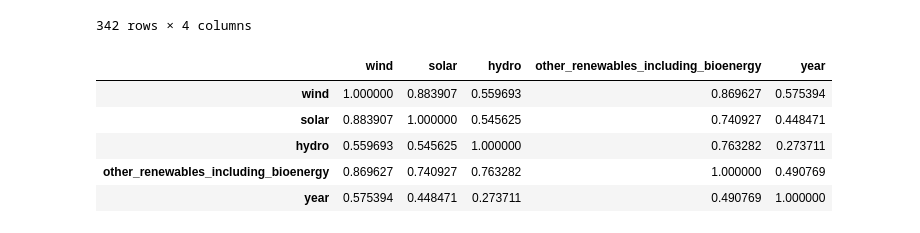
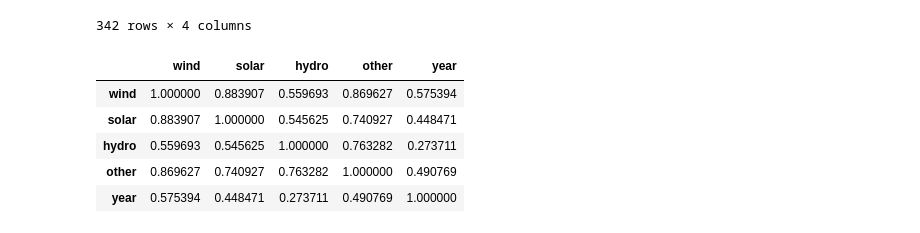
Before and after one commit to fenilenvinileno97/linear_regression, a Jupyter notebook: 4-final-project.ipynb, the cells around one changed output. Saved outputs shown, nothing was run; the diff lists cells and outputs as text; code cells hidden in the pictures.

```diff
--- a/4-final-project.ipynb
+++ b/4-final-project.ipynb
@@ -224,12 +233,12 @@ region_df
 |  | South America | 26.65 | 94.39 | 467.200 | 54.030 |
 342 rows × 4 columns
 # %%
-region_sql_df = pd.read_csv("./data/modern_prod_by_year_region.csv")
+region_sql_df = pd.read_csv("./data/modern_prod_by_year_region.csv").rename(columns={"other_renewables_including_bioenergy" : "other"})
 region_sql_df[region_sql_df.year < 2020].corr(numeric_only=True)
 # %% [output]
-|  | wind | solar | hydro | other_renewables_including_bioenergy | year |
+|  | wind | solar | hydro | other | year |
 | wind | 1.000000 | 0.883907 | 0.559693 | 0.869627 | 0.575394 |
 | solar | 0.883907 | 1.000000 | 0.545625 | 0.740927 | 0.448471 |
 | hydro | 0.559693 | 0.545625 | 1.000000 | 0.763282 | 0.273711 |
-| other_renewables_including_bioenergy | 0.869627 | 0.740927 | 0.763282 | 1.000000 | 0.490769 |
+| other | 0.869627 | 0.740927 | 0.763282 | 1.000000 | 0.490769 |
 | year | 0.575394 | 0.448471 | 0.273711 | 0.490769 | 1.000000 |
```
Also changed, not shown: parts of 9 cells of this notebook.
